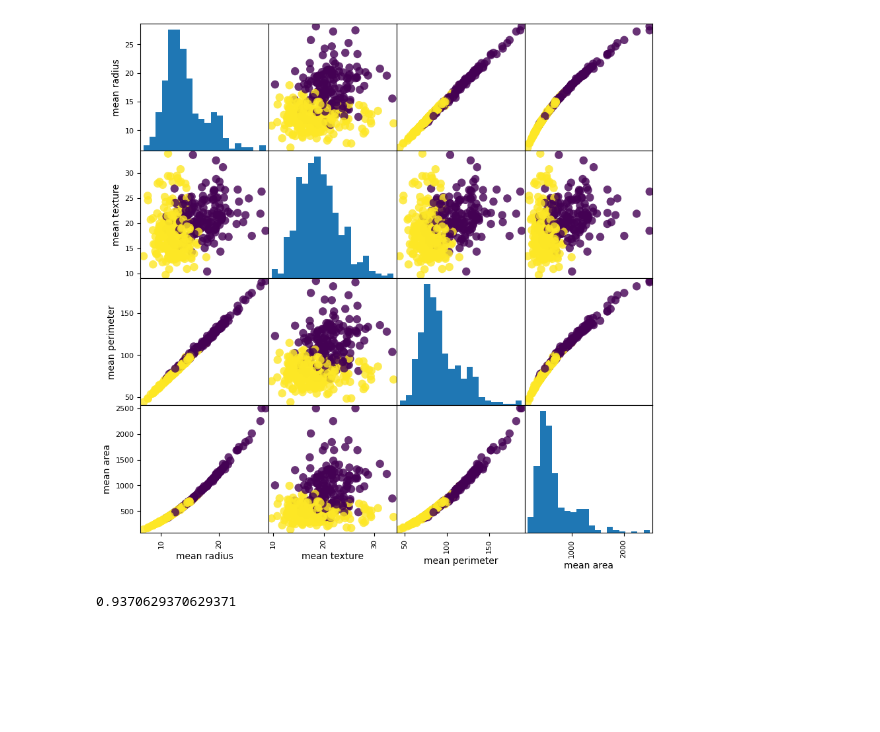
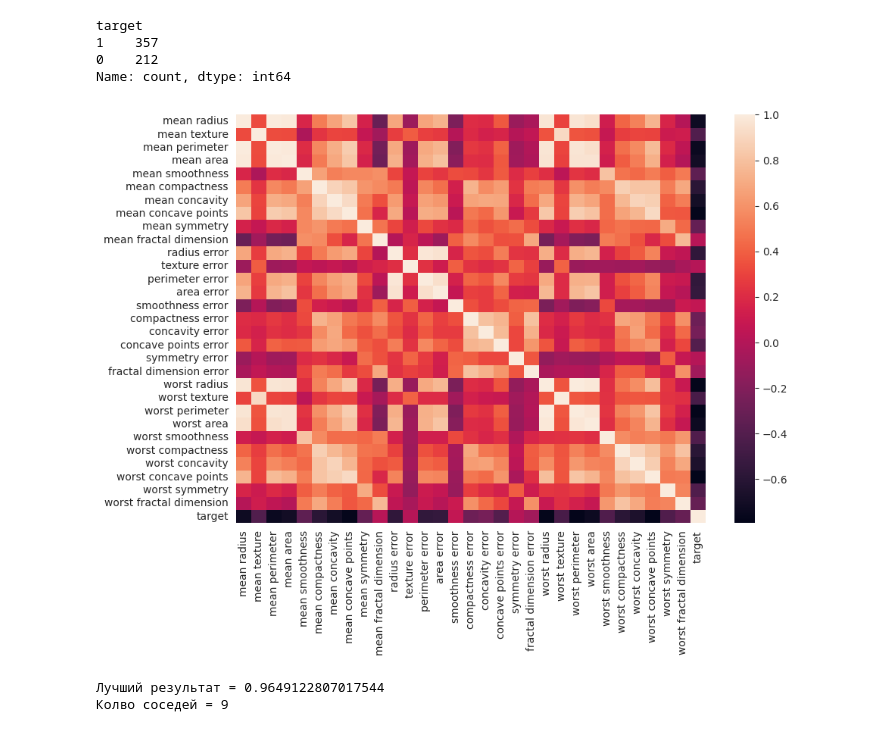
Before and after one commit to dastankg/BigData, a Jupyter notebook: BigData/lab4/breast.ipynb, the cells around one changed output. Drawn from its saved outputs; the diff is of its cells as text; code cells hidden in the pictures; blank space fills up the shorter version.

```diff
--- a/BigData/lab4/breast.ipynb
+++ b/BigData/lab4/breast.ipynb
@@ -22 +29,14 @@ df.head()
+# %%
+df["target"].value_counts()
+# %% [output]
+target
+1    357
+0    212
+Name: count, dtype: int64
+# %%
+corr_matrix = df.corr()
+fig, ax = plt.subplots(figsize=(10, 7))
+ax = sns.heatmap(corr_matrix)
+# %% [output]
+[figure, added]
 # %%
@@ -24,13 +50,0 @@ X_train, X_test, y_train, y_test = train_test_split(breast.data , breast.target,
-# %%
-feature_names = breast.feature_names[:6]
-X_train = X_train[:, :6]
-
-df = pd.DataFrame(X_train, columns=feature_names)
-
-# Уменьшаем количество графиков, берем только первые 4 признака
-scatter_matrix = pd.plotting.scatter_matrix(df.iloc[:, :4], c=y_train,
-                                            figsize=(10, 10), marker='o',
-                                            hist_kwds={'bins': 20},
-                                            s=80, alpha=.8)
-# %% [output]
-[figure, removed]
@@ -39,5 +51,15 @@ knn = KNeighborsClassifier(n_neighbors=5)
 # %%
-knn.fit(X_train, y_train)
-print(knn.score(X_test, y_test))
+best = 0
+c = 0
+for i in range(2, 11):
+    knn = KNeighborsClassifier(n_neighbors=i)
+    knn.fit(X_train, y_train)
+    y_pred = knn.predict(X_test)
+    n = np.mean(y_pred == y_test)
+    if n > best:
+        best = n
+        c = i
+print(f'Лучший результат = {best}\nКолво соседей = {c}')
 # %% [output]
-0.9370629370629371
+Лучший результат = 0.9649122807017544
+Колво соседей = 9
```
Also changed, not shown: parts of 6 cells of this notebook, 6 other files.
